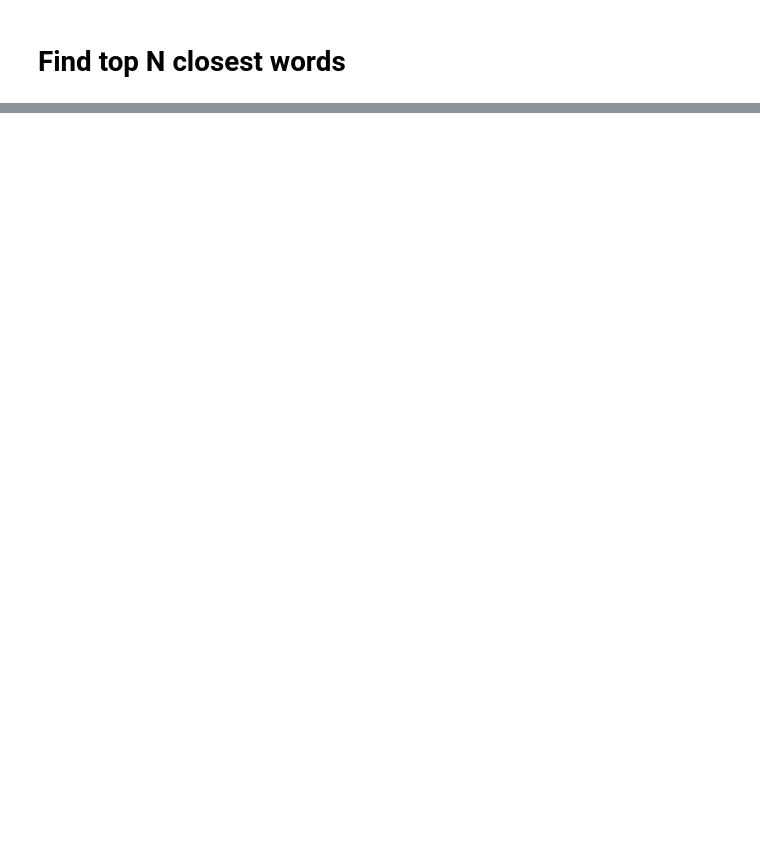
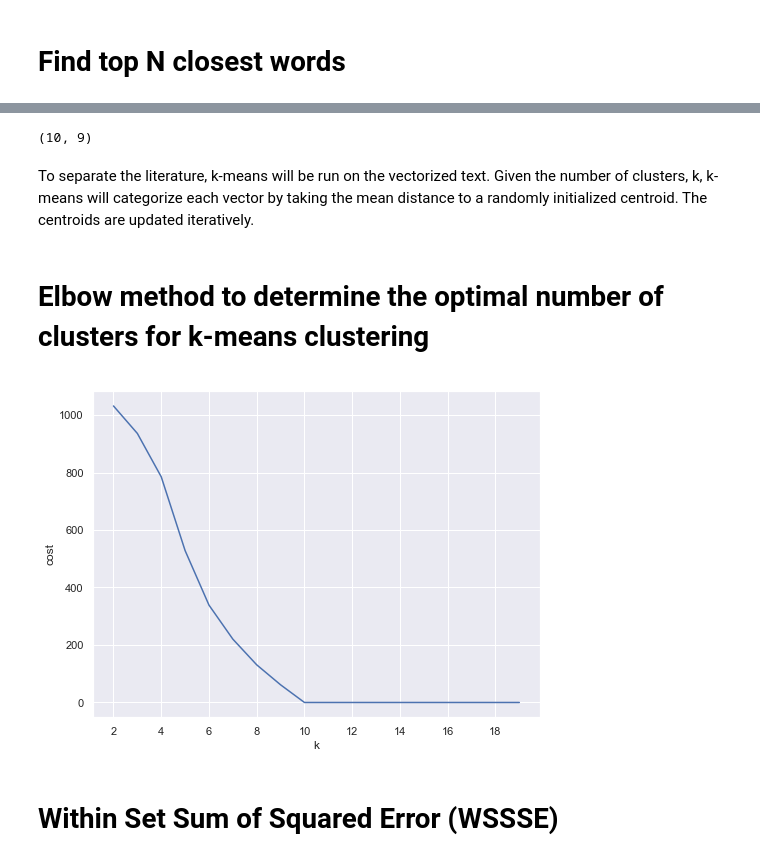
Before and after one commit to mehrotrasan16/CORDTopicBasedSearchEngine-CS535, a Jupyter notebook: CS535-Team5-TopicBasedSearchEngine-CORD-19.ipynb, the cells around one changed output, grey strips where cells are left out. Saved outputs shown, nothing was run; the diff lists cells and outputs as text; code cells hidden in the pictures; blank space fills up the shorter version.

Commit message:
temp2
Feature Extraction and Transformation, PCA & Clustering, Elbow, Within Set Sum of Squared Error

```diff
--- a/CS535-Team5-TopicBasedSearchEngine-CORD-19.ipynb
+++ b/CS535-Team5-TopicBasedSearchEngine-CORD-19.ipynb
@@ -818,5 +780,5 @@ sc = SparkContext()
 # %%
 #Generate doc
 localDoc = abstracts['abstract']
-doc = sc.parallelize(localDoc).map(lambda line: line.split(" "))
+doc = spark.sparkContext.parallelize(localDoc).map(lambda line: line.split(" "))
 # %%
@@ -842,0 +839,52 @@ result
+# %%
+from pyspark.mllib.linalg import Vectors
+from pyspark.mllib.linalg.distributed import RowMatrix
+
+rows = spark.sparkContext.parallelize(tfidfIgnore.collect())
+
+mat = RowMatrix(rows)
+
+# Compute the top (9 principal components.
+# Principal components are stored in a local dense matrix.
+pc = mat.computePrincipalComponents(9)
+
+# Project the rows to the linear space spanned by the top (9 principal components.
+projected = mat.multiply(pc)
+# %%
+projected.numRows(), projected.numCols()
+# %% [output]
+(10, 9)
+# %% [markdown]
+To separate the literature, k-means will be run on the vectorized text. Given the number of clusters, k, k-means will categorize each vector by taking the mean distance to a randomly initialized centroid. The centroids are updated iteratively.
+# %% [markdown]
+# Elbow method to determine the optimal number of clusters for k-means clustering
+# %%
+from pyspark.mllib.clustering import KMeans
+
+cost = np.zeros(20)
+for k in range(2, 20):
+    model = KMeans.train(projected.rows,
+                         k,
+                         maxIterations=10,
+                         initializationMode="random",
+                         seed=50,
+                         initializationSteps=5,
+                         epsilon=1e-4)
+
+    cost[k] = model.computeCost(projected.rows)
+# %%
+import matplotlib.mlab as mlab
+import matplotlib.pyplot as plt
+import seaborn as sbs
+from matplotlib.ticker import MaxNLocator
+
+fig, ax = plt.subplots(1,1, figsize =(8,6))
+ax.plot(range(2,20), cost[2:20])
+ax.set_xlabel('k')
+ax.set_ylabel('cost')
+ax.xaxis.set_major_locator(MaxNLocator(integer=True))
+plt.show()
+# %% [output]
+[figure, added]
+# %% [markdown]
+# Within Set Sum of Squared Error (WSSSE)
```
Also changed, not shown: parts of 29 cells of this notebook.
